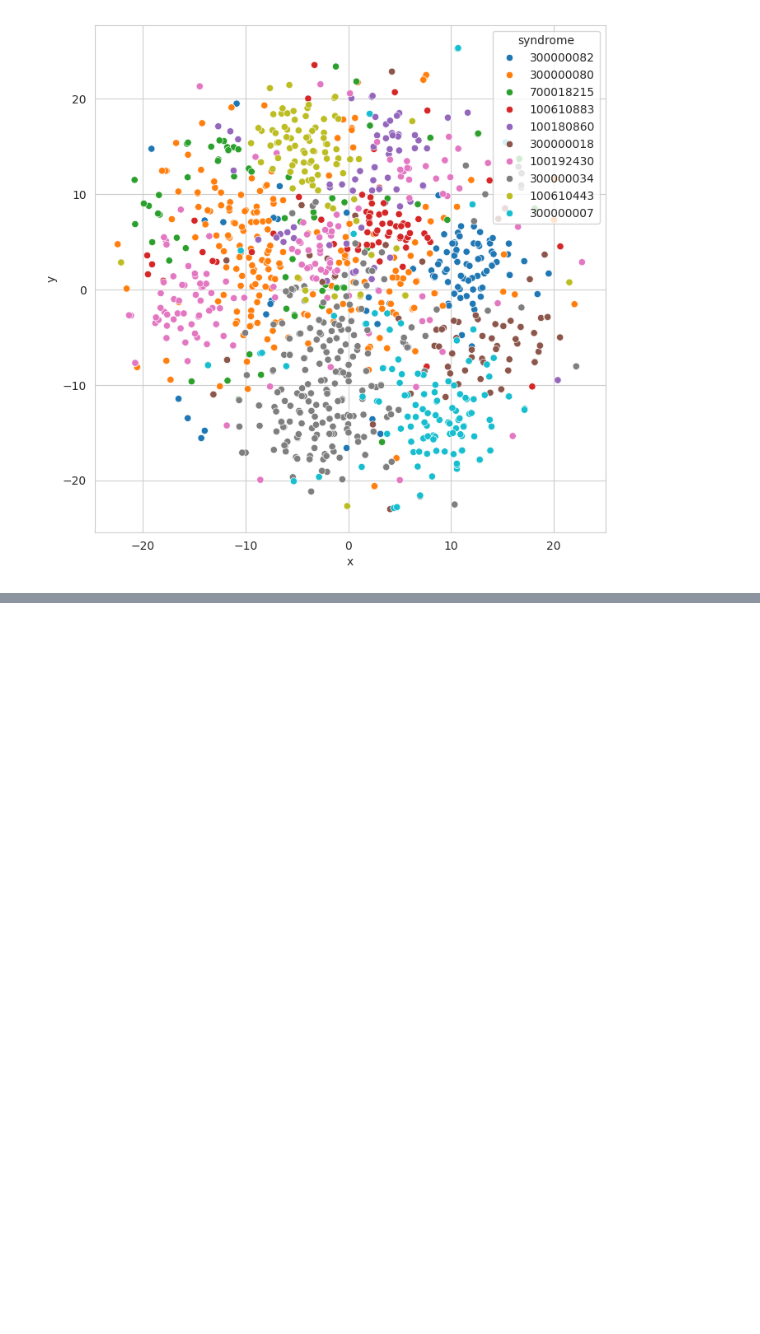
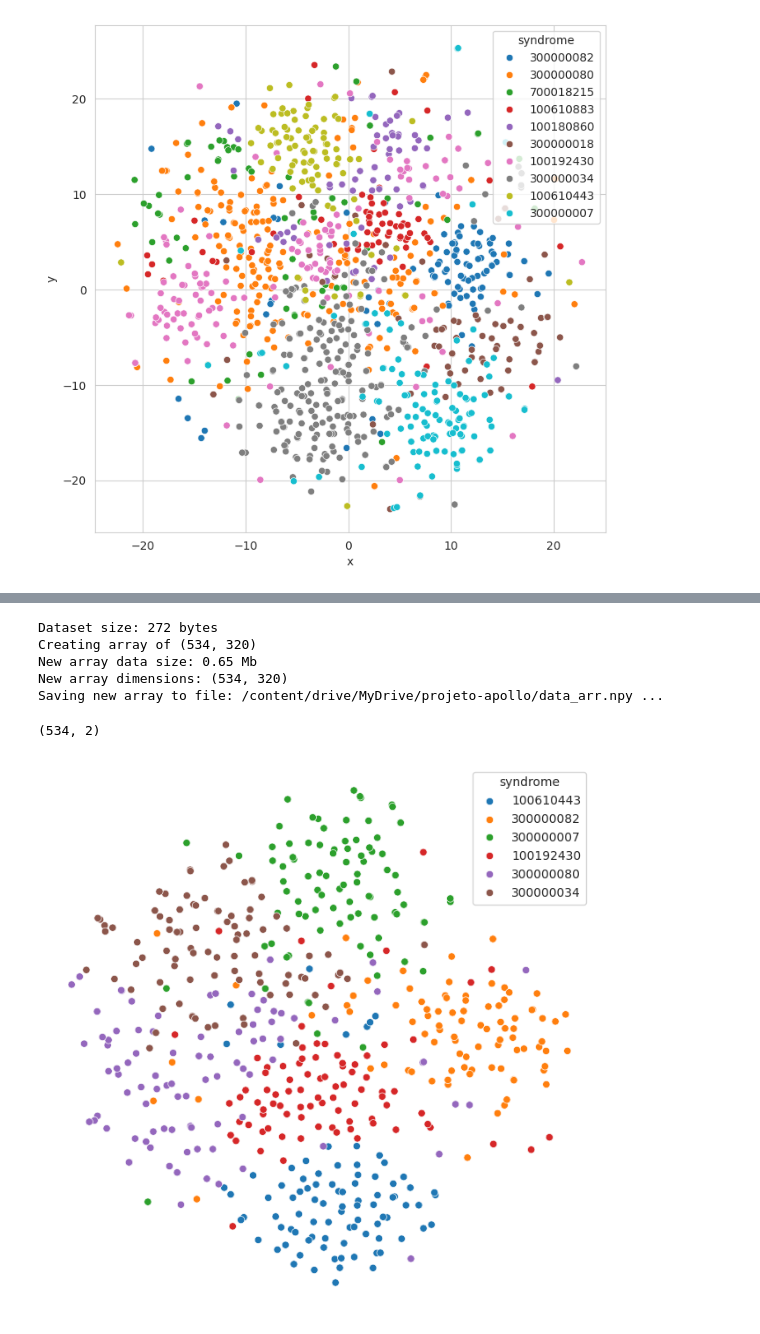
Before and after one commit to Dpbm/apollo-project, a Jupyter notebook: experiments/analysis.ipynb, the cells around one changed output, grey strips where cells are left out. Saved outputs shown, nothing was run; the diff lists cells and outputs as text; code cells hidden in the pictures; blank space fills up the shorter version.

```diff
--- a/experiments/analysis.ipynb
+++ b/experiments/analysis.ipynb
@@ -714,0 +757,54 @@ NameError: name 'plots_path' is not defined
+# %%
+print(f"Dataset size: {sys.getsizeof(dataset)} bytes")
+EACH_ARRAY_SIZE=320 # as described by the problem
+total_images = base.shape[0]
+
+print(f"Creating array of {(total_images,EACH_ARRAY_SIZE)}")
+data_arr = np.ndarray((total_images,EACH_ARRAY_SIZE),dtype=np.float32)
+data_arr_save_path = os.path.join(BASE_PATH, "data_arr.npy")
+
+for i,row in base.iterrows():
+  syndrome,subject,image_i = row["syndrome"],row["subject"],row["image"]
+  image = dataset[syndrome][subject][image_i]
+
+  if np.any(np.isnan(image)):
+    print(f"Warning: NaN values found in image at index {i}")
+
+  data_arr[i] = image
+
+print(f"New array data size: {sys.getsizeof(data_arr)/(2**20):.2f} Mb")
+print(f"New array dimensions: {data_arr.shape}")
+print(f"Saving new array to file: {data_arr_save_path} ...")
+np.save(data_arr_save_path,data_arr)
+# %% [output]
+Dataset size: 272 bytes
+Creating array of (534, 320)
+New array data size: 0.65 Mb
+New array dimensions: (534, 320)
+Saving new array to file: /content/drive/MyDrive/projeto-apollo/data_arr.npy ...
+# %%
+u = TSNE(n_components=2, random_state=42)
+data_arr_norm = normalize(data_arr, 'l2', axis=0)
+u_output = u.fit_transform(data_arr_norm)
+print(u_output.shape)
+
+data_to_plot = pd.DataFrame(
+    {
+      "x":  u_output[:,0],
+      "y":  u_output[:,1],
+      "syndrome": base.syndrome.tolist(),
+    },
+    columns=("x", "y", "syndrome")
+)
+# %% [output]
+(534, 2)
+# %%
+sns.set_style("whitegrid")
+
+plt.figure(figsize=(8,8))
+sns.scatterplot(data=data_to_plot, x="x", y="y", hue="syndrome")
+plt.axis('off')
+#plt.savefig(os.path.join(plots_path, "tsne.png"), bbox_inches="tight")
+plt.show()
+# %% [output]
+[figure, added]
```
Also changed, not shown: parts of 19 cells of this notebook.
